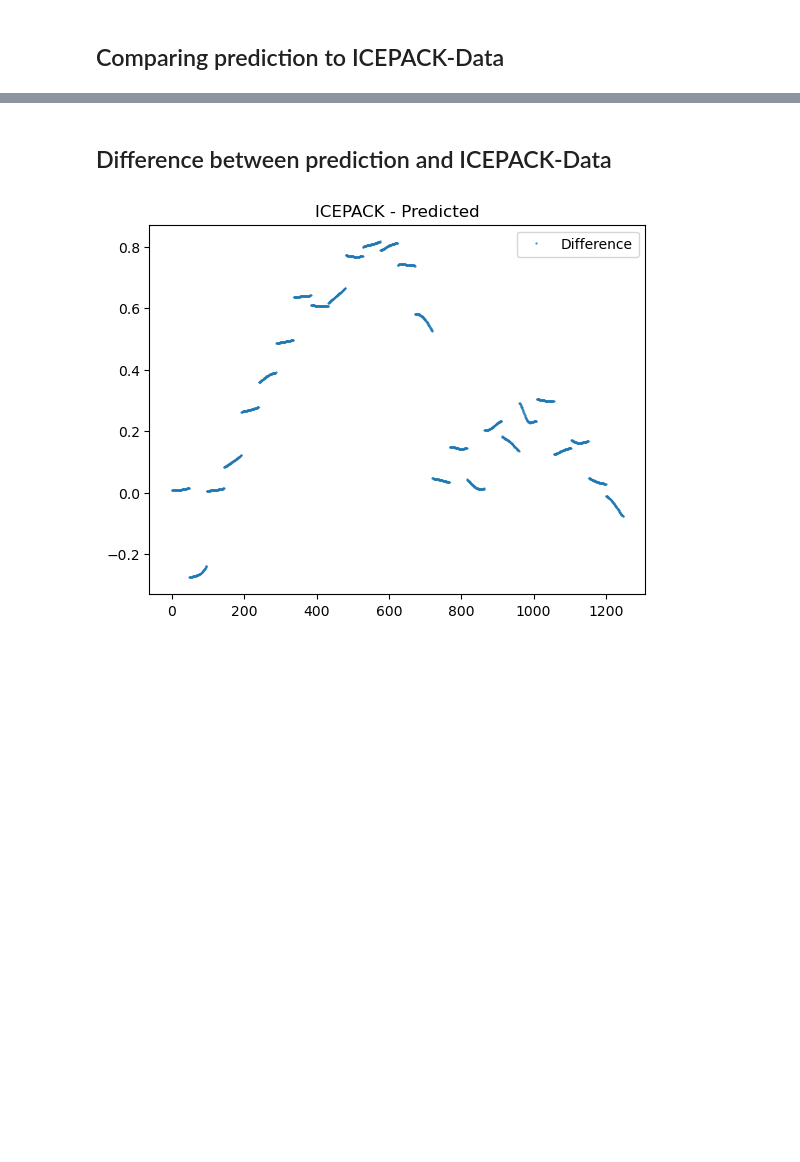
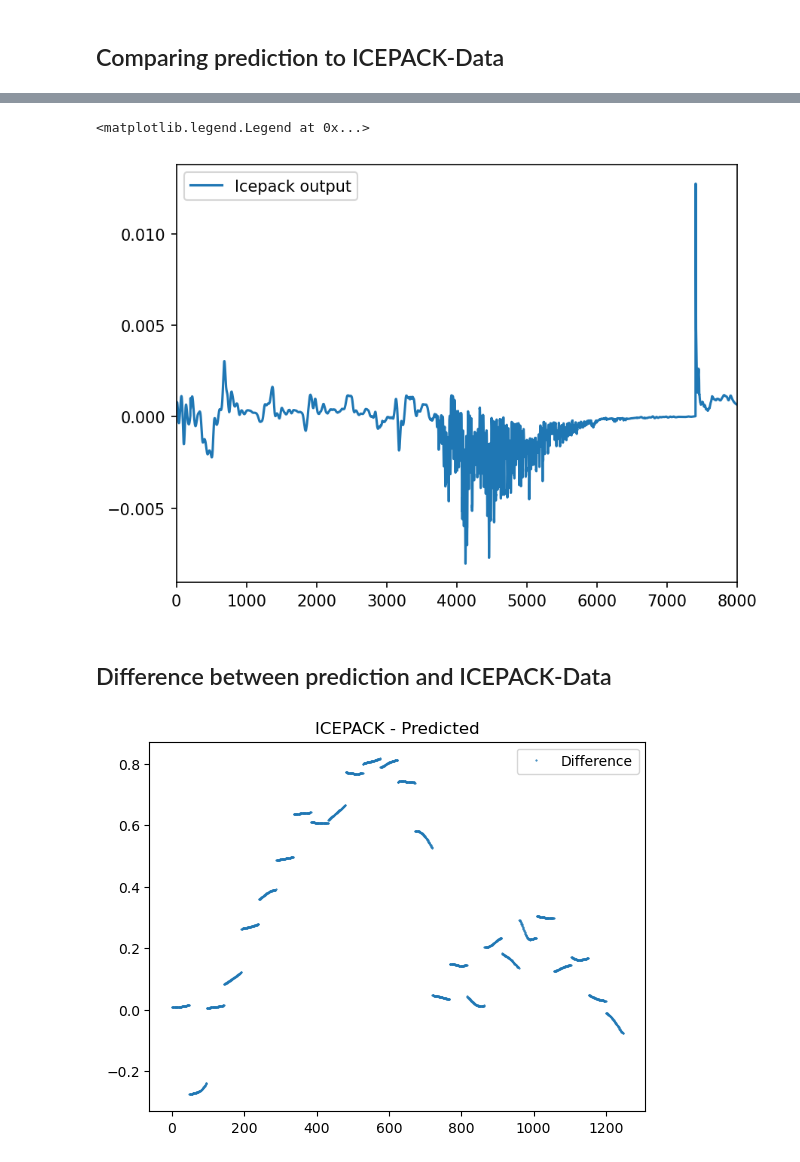
Before and after one commit to francescococetta/ictp2024_project10, a Jupyter notebook: scripts/1_hour_input_normalized.ipynb, the cells around one changed output, grey strips where cells are left out. Cells and saved outputs as stored; diff of their text form; code cells hidden in the pictures; blank space fills up the shorter version.

```diff
--- a/scripts/1_hour_input_normalized.ipynb
+++ b/scripts/1_hour_input_normalized.ipynb
@@ -117,6 +117,8 @@ Sum of sizes: 43799
 ### Creating Training Set
 # %%
 epsilon = 1e-8  # Small constant
+lnorm = True
+lbatch = False
 # %%
 n = len(index_train)
 x = torch.ones(n,9)
@@ -447,3 +458,13 @@ plt.legend()
+# %%
+plt.figure(dpi=150)
+
+plt.plot(y_test, markersize=0.5, label="Icepack output")
+#plt.plot(y_ml_pred, markersize=0.5, label="Predicted fit")
+plt.xlim(0,n)
+plt.legend()
+# %% [output]
+<matplotlib.legend.Legend at 0x...>
+[figure, added]
 # %% [markdown]
 ## Difference between prediction and ICEPACK-Data
 # %%
```
Also changed, not shown: parts of 18 cells of this notebook.
